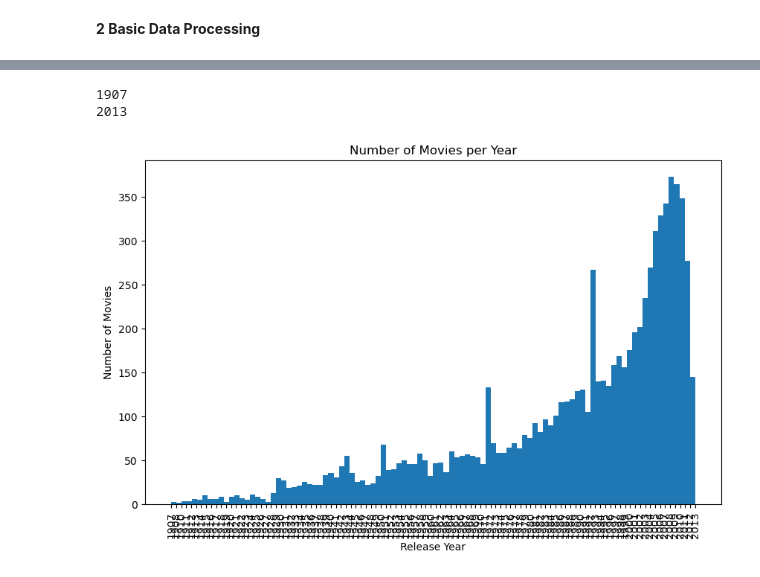
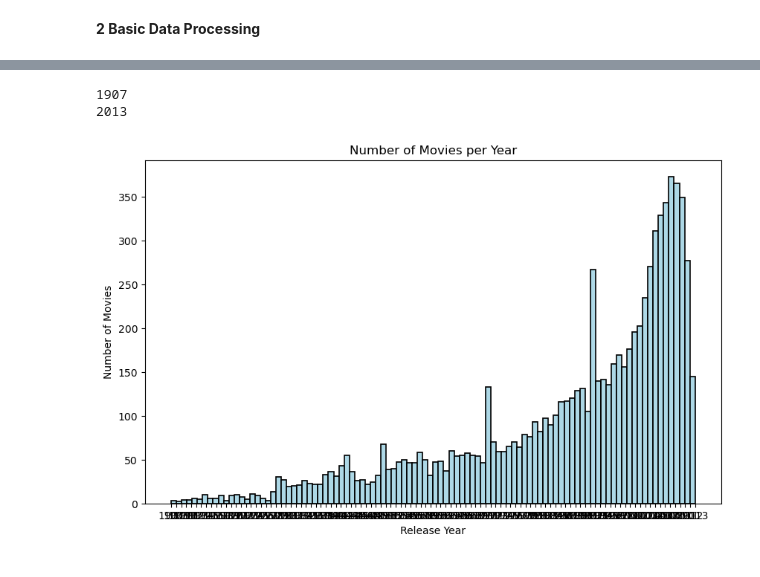
Before and after one commit to epfl-ada/ada-2023-project-boat2023, a Jupyter notebook: projectADA.ipynb, the cells around one changed output, grey strips where cells are left out. Drawn from its saved outputs; the diff is of its cells as text; code cells hidden in the pictures.

```diff
--- a/projectADA.ipynb
+++ b/projectADA.ipynb
@@ -14,5 +5,13 @@ Filter the terrorism related movies
 # %%
-keywords = [ "Terrorism", "Terrorist", "Terrorists", "Jihad", "Extremism", "Extremist", "Attacks", "Attack", "Bombs", "Bombing", "Bombers", "Hijack", "Hijacking", "Kidnap", "Kidnapping", "Counterterrorism", "Counterterrorist", "Radicalization", "Radicalized", "Security Threat", "Political Violence", "Suicide Bomber", "War on Terror", "Homeland Security", "National Security", "Intelligence Agencies", "Counterinsurgency", "Terrorist Cells", "Radical Ideology", "Terrorist Plot", "Terrorist Organization", "Hostage Crisis", "Terrorism Investigation", "Counterterrorist Operation", "Radical", "Guerrilla Warfare", "Insurgency", "Terror Threat", "Covert Operations", "Political Unrest", "Martyrdom", "Cyberterrorism", "Terrorism Financing", "Violent Extremism", "Terrorist Recruitment", "Suicide Attacks", "Terrorist Sleeper Cells", "Counterterror Measures", "Clandestine Activities", "Security Intelligence" ]
+import numpy as np
+import pandas as pd
+import seaborn as sns
+import matplotlib.pyplot as plt
+import xml.etree.ElementTree as ET
+
+
+
+KEYWORDS = [ "Terrorism", "Terrorist", "Terrorists", "Jihad", "Extremism", "Extremist", "Attacks", "Attack", "Bombs", "Bombing", "Bombers", "Hijack", "Hijacking", "Kidnap", "Kidnapping", "Counterterrorism", "Counterterrorist", "Radicalization", "Radicalized", "Security Threat", "Political Violence", "Suicide Bomber", "War on Terror", "Homeland Security", "National Security", "Intelligence Agencies", "Counterinsurgency", "Terrorist Cells", "Radical Ideology", "Terrorist Plot", "Terrorist Organization", "Hostage Crisis", "Terrorism Investigation", "Counterterrorist Operation", "Radical", "Guerrilla Warfare", "Insurgency", "Terror Threat", "Covert Operations", "Political Unrest", "Martyrdom", "Cyberterrorism", "Terrorism Financing", "Violent Extremism", "Terrorist Recruitment", "Suicide Attacks", "Terrorist Sleeper Cells", "Counterterror Measures", "Clandestine Activities", "Security Intelligence" ]
 # %%
 
 # Define the path to your text file containing movie plots
@@ -28,9 +27,9 @@ for index, row in df.iterrows():
     movie_id = row[0]
     plot = row[1]
     # Check if the plot contains any of the keywords
-    for keyword in keywords:
+    for keyword in KEYWORDS:
         if keyword.lower() in plot:
             movie_ids.append(movie_id)
 
 # Display the list of movie IDs that match the keywords
-print(movie_ids)
+movie_ids= set(movie_ids)
@@ -46,7 +40,7 @@ set_movie_ids = set(movie_ids)
 m_column_names = ['W_movie ID', 'F_movie ID', 'Movie name', 'Release date', 'Box office revenue', 'Runtime', 'Languages', 'Countries', 'Genres']
 m_data = pd.read_csv('data/movie.metadata.tsv', delimiter= '\t',on_bad_lines='skip', names=m_column_names, header=0)
 # %%
-filtered_data = m_data[m_data['W_movie ID'].isin(set_movie_ids)][['W_movie ID','Movie name', 'Release date','Countries', 'Languages', 'Countries', 'Genres']]
+filtered_data = m_data[m_data['W_movie ID'].isin(movie_ids)][['W_movie ID','Movie name', 'Release date','Countries', 'Languages', 'Genres','Box office revenue']]
 filtered_data = filtered_data.sort_values(by=['Release date'])
 display(filtered_data)
 # %% [output]
@@ -85,17 +79,17 @@ print(filtered_data['Release year'].isna().sum())
 # %%
 filtered_data.dropna(subset=['Release year'], inplace=True)
 fig, ax = plt.subplots(figsize=(10, 6))
-plt.hist(filtered_data['Release year'],bins= 100, linewidth=1.2)
+plt.hist(filtered_data['Release year'],bins= 100, linewidth=1.2, edgecolor='black', color='lightblue')
 plt.xlabel('Release Year')
 plt.ylabel('Number of Movies')
 min_year = int(filtered_data['Release year'].min())
 print(min_year)
 max_year = int(filtered_data['Release year'].max())
 print(max_year)
 plt.title('Number of Movies per Year')
-plt.xticks(rotation=90) # rotate the xticks by 90 degrees
+ # rotate the xticks by 90 degrees
 plt.show()
 # %% [output]
 1907
 2013
-[figure, old version]
+[figure, new version]
```
Also changed, not shown: parts of 16 cells of this notebook.
